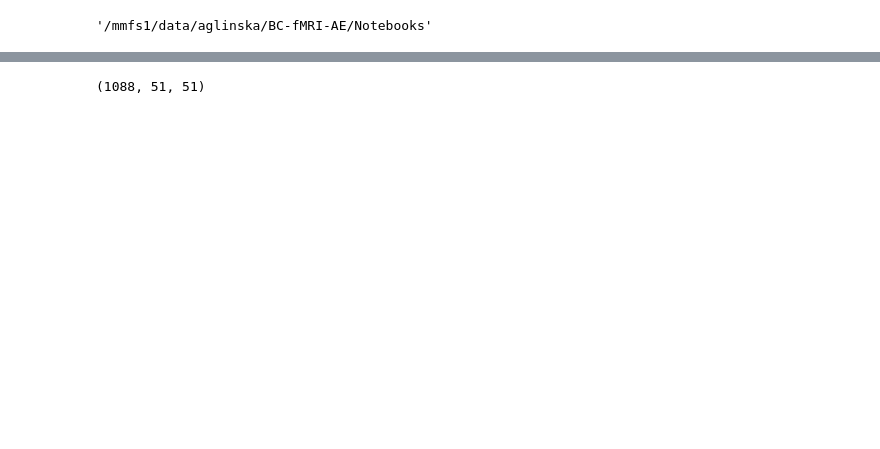
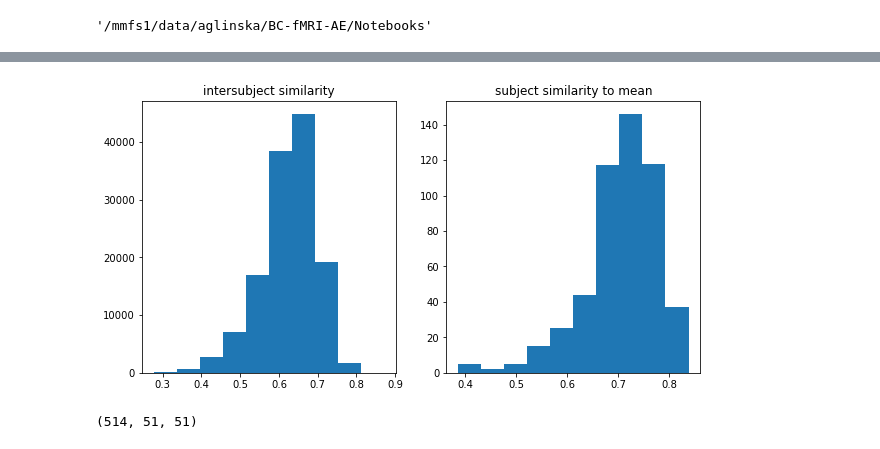
Before and after one commit to Aglinskas/BC-fMRI-AE, a Jupyter notebook: Notebooks/00-rsa-ROI-cmats.ipynb, the cells around one changed output, grey strips where cells are left out. Drawn from its saved outputs; the diff is of its cells as text; code cells hidden in the pictures; blank space fills up the shorter version.

```diff
--- a/Notebooks/00-rsa-ROI-cmats.ipynb
+++ b/Notebooks/00-rsa-ROI-cmats.ipynb
@@ -81,4 +67,15 @@ plt.hist(get_triu(np.corrcoef(cmats.reshape(cmats.shape[0],-1))));
+# %%
+plt.figure(figsize=(10,5))
+plt.subplot(1,2,1)
+plt.hist(get_triu(np.corrcoef(cmats_asd.reshape(cmats_asd.shape[0],-1))));
+plt.title('intersubject similarity');
+
+plt.subplot(1,2,2)
+plt.hist([np.corrcoef(get_triu(cmats_asd.mean(axis=0)),get_triu(cmats_asd[i,:,:]))[0,1] for i in range(cmats_asd.shape[0])]);
+plt.title('subject similarity to mean');
+# %% [output]
+[figure, added]
 # %%
-cmats.shape
+cmats_asd.shape
 # %% [output]
-(1088, 51, 51)
+(514, 51, 51)
```
Also changed, not shown: parts of 25 cells of this notebook, 3 other files.
